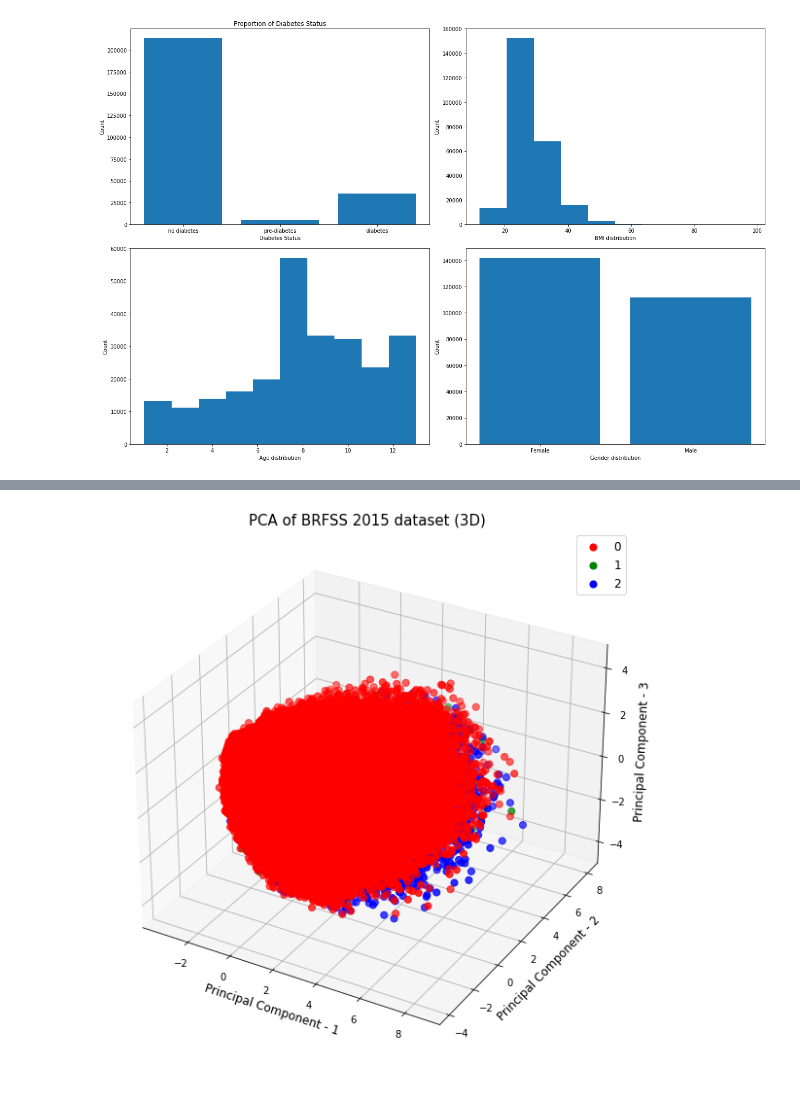
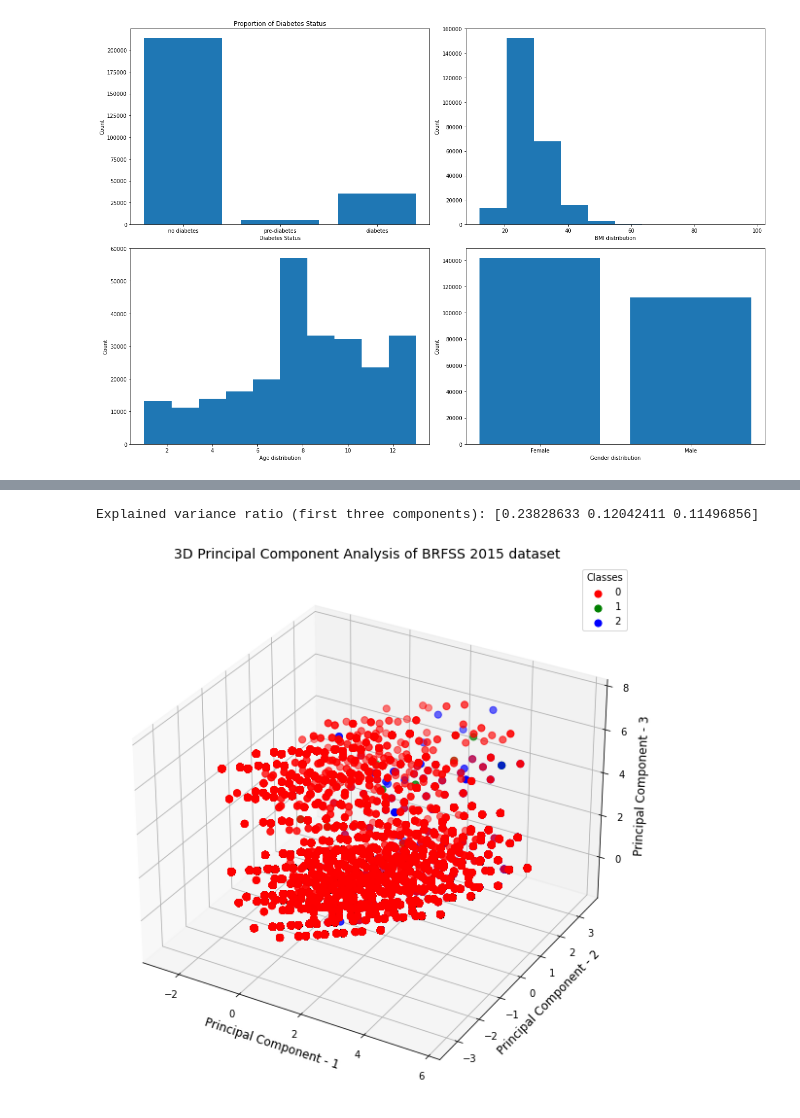
Before and after one commit to BruciiZ/stats302final, a Jupyter notebook: data_cleaning.ipynb, the cells around one changed output, grey strips where cells are left out. Saved outputs shown, nothing was run; the diff lists cells and outputs as text; code cells hidden in the pictures.

```diff
--- a/data_cleaning.ipynb
+++ b/data_cleaning.ipynb
@@ -142,4 +220,20 @@ explained variance ratio (first two components): [0.16713006 0.083967  ]
 # %%
+## Unsupervised clustering
+import numpy as np
+from sklearn.decomposition import PCA
+from sklearn.preprocessing import StandardScaler
+
+X = df[sorted_names[:9]]
+X = StandardScaler().fit_transform(X) # normalizing the features
+y = df.iloc[:,0]
+pca = PCA(n_components=2)
+principleComponent = pca.fit_transform(X)
+principleComponent = pd.DataFrame(principleComponent, columns = ["PC1", "PC2"])
+print(
+    "explained variance ratio (first two components): %s"
+    % str(pca.explained_variance_ratio_)
+)
+
 # visualize the princinple components
 plt.figure()
 plt.figure(figsize=(10,10))
@@ -163,39 +303,45 @@ plt.show()
 # %%
 import numpy as np
-import matplotlib.pyplot as plt
-from mpl_toolkits.mplot3d import Axes3D
 from sklearn.decomposition import PCA
 from sklearn.preprocessing import StandardScaler
-%matplotlib inline
+import matplotlib.pyplot as plt
+from mpl_toolkits.mplot3d import Axes3D  # Import for 3D plotting
 
-X = df.iloc[:, 1:]
-X = StandardScaler().fit_transform(X)
+X = df[sorted_names[:9]]
+X = StandardScaler().fit_transform(X)  # Normalizing the features
 y = df.iloc[:, 0]
 
-pca = PCA(n_components=3)
-principalComponents = pca.fit_transform(X)
-principalComponents = pd.DataFrame(principalComponents, columns=["PC1", "PC2", "PC3"])
+pca = PCA(n_components=3)  # Specify 3 components for 3D visualization
+principleComponent = pca.fit_transform(X)
+principleComponent = pd.DataFrame(principleComponent, columns=["PC1", "PC2", "PC3"])
 
+print(
+    "Explained variance ratio (first three components): %s"
+    % str(pca.explained_variance_ratio_)
+)
+
+# Visualize the principle components in 3D
 fig = plt.figure(figsize=(10, 10))
 ax = fig.add_subplot(111, projection='3d')
-
 ax.set_xlabel('Principal Component - 1', fontsize=12)
 ax.set_ylabel('Principal Component - 2', fontsize=12)
 ax.set_zlabel('Principal Component - 3', fontsize=12)
-ax.set_title("PCA of BRFSS 2015 dataset (3D)", fontsize=15)
+ax.set_title("3D Principal Component Analysis of BRFSS 2015 dataset", fontsize=14)
 
 targets = [0, 1, 2]
 colors = ['r', 'g', 'b']
 
 for target, color in zip(targets, colors):
     indicesToKeep = df['Diabetes_012'] == target
-    ax.scatter(principalComponents.loc[indicesToKeep, 'PC1'],
-               principalComponents.loc[indicesToKeep, 'PC2'],
-               principalComponents.loc[indicesToKeep, 'PC3'],
-               c=color, s=50)
+    ax.scatter(
+        principleComponent.loc[indicesToKeep, 'PC1'],
+        principleComponent.loc[indicesToKeep, 'PC2'],
+        principleComponent.loc[indicesToKeep, 'PC3'],
+        c=color, s=50, label=str(target)
+    )
 
-ax.legend(targets, prop={'size': 12})
-
+ax.legend(targets, title='Classes', prop={'size': 10})
 plt.show()
 # %% [output]
+Explained variance ratio (first three components): [0.23828633 0.12042411 0.11496856]
-[figure, old version]
+[figure, new version]
```
Also changed, not shown: parts of 6 cells of this notebook.
